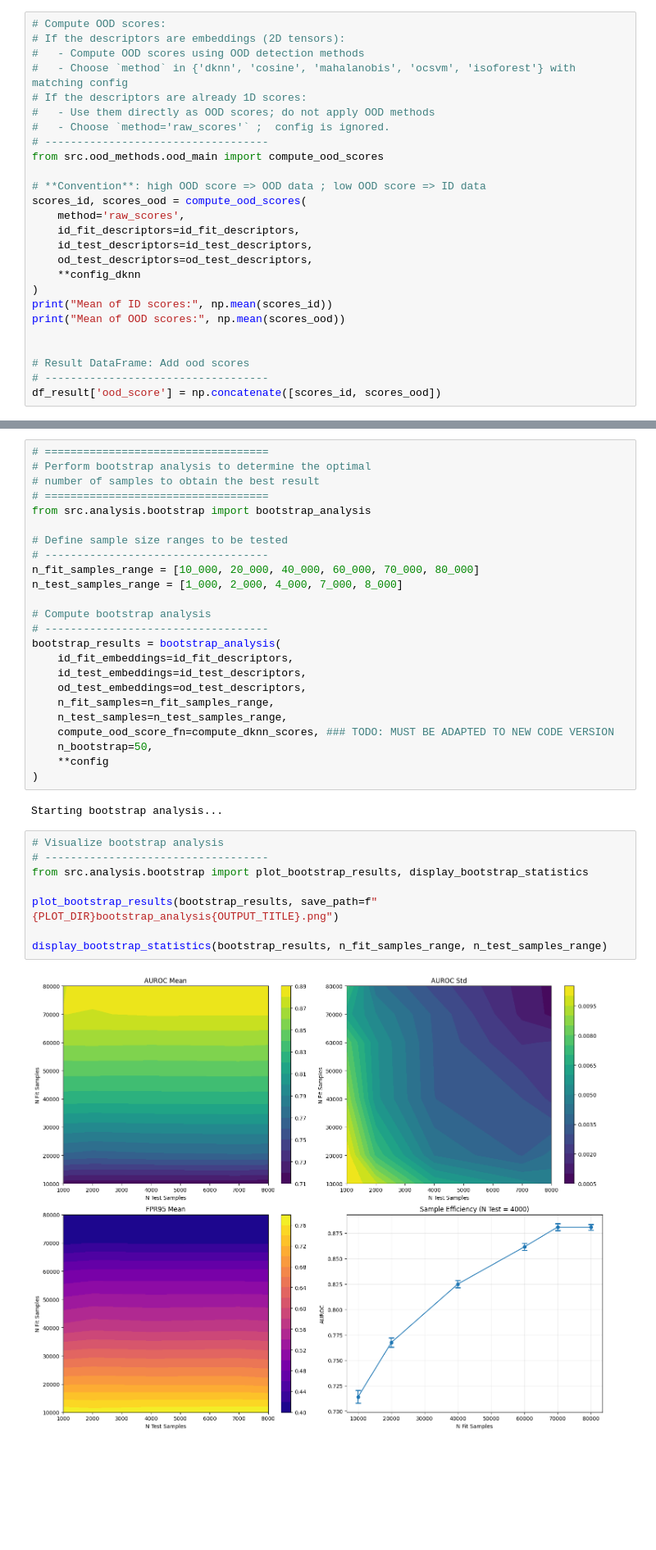
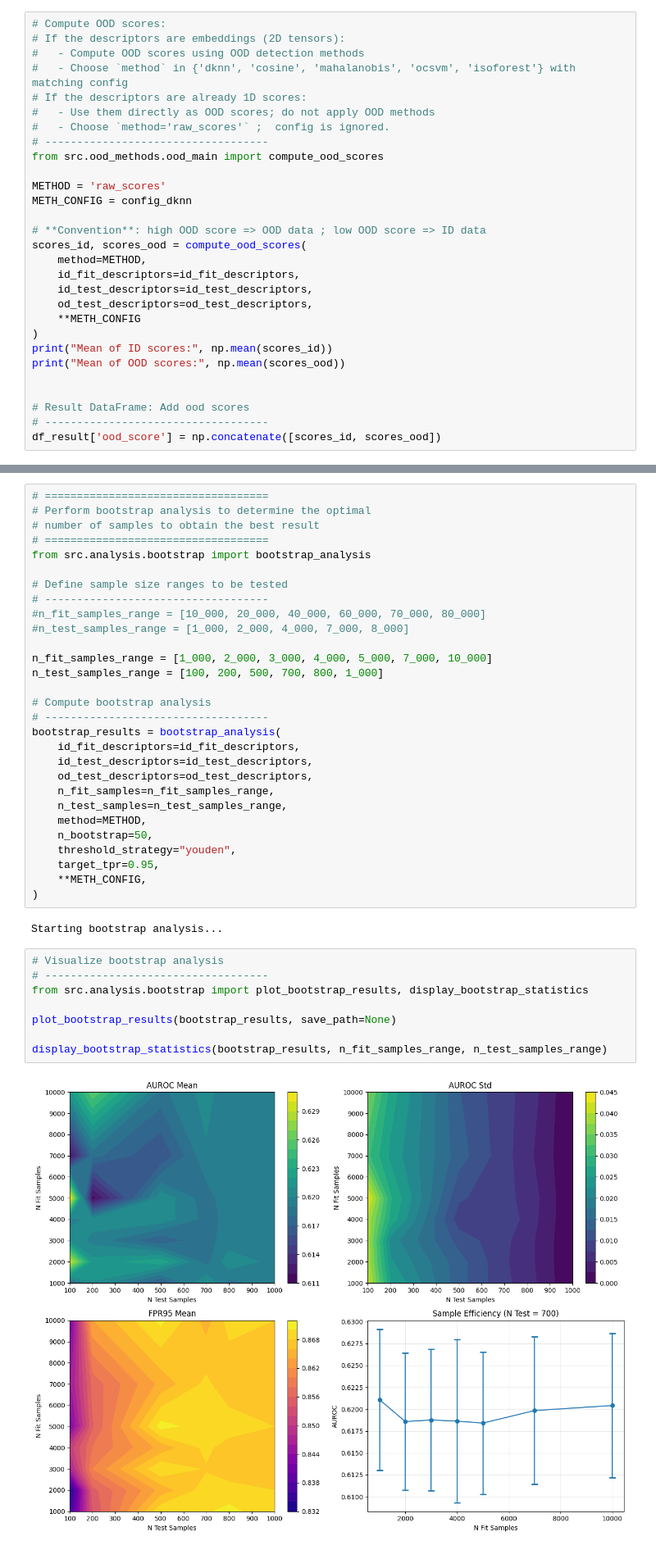
Before and after one commit to LilaR66/ood_for_hallucination_detection, a Jupyter notebook: notebooks/part2_analyze_results.ipynb, the cells around one changed output, grey strips where cells are left out. Shown at 82% size. Saved outputs shown, nothing was run; the diff lists cells and outputs as text; blank space fills up the shorter version.

Commit message:
Fix: bootstrap and unanswerable entries filtering.

```diff
--- a/notebooks/part2_analyze_results.ipynb
+++ b/notebooks/part2_analyze_results.ipynb
@@ -218,13 +217,16 @@ config_isoforest = {'n_estimators':1000, 'contamination': 'auto', 'seed': SEED}
 # -----------------------------------
 from src.ood_methods.ood_main import compute_ood_scores
 
+METHOD = 'raw_scores'
+METH_CONFIG = config_dknn
+
 # **Convention**: high OOD score => OOD data ; low OOD score => ID data
 scores_id, scores_ood = compute_ood_scores(
-    method='raw_scores',
+    method=METHOD,
     id_fit_descriptors=id_fit_descriptors,
     id_test_descriptors=id_test_descriptors,
     od_test_descriptors=od_test_descriptors,
-    **config_dknn
+    **METH_CONFIG
 )
 print("Mean of ID scores:", np.mean(scores_id))
 print("Mean of OOD scores:", np.mean(scores_ood))
@@ -498,33 +502,38 @@ from src.analysis.bootstrap import bootstrap_analysis
 
 # Define sample size ranges to be tested
 # -----------------------------------
-n_fit_samples_range = [10_000, 20_000, 40_000, 60_000, 70_000, 80_000]
-n_test_samples_range = [1_000, 2_000, 4_000, 7_000, 8_000]
+#n_fit_samples_range = [10_000, 20_000, 40_000, 60_000, 70_000, 80_000]
+#n_test_samples_range = [1_000, 2_000, 4_000, 7_000, 8_000]
+
+n_fit_samples_range = [1_000, 2_000, 3_000, 4_000, 5_000, 7_000, 10_000]
+n_test_samples_range = [100, 200, 500, 700, 800, 1_000]
 
 # Compute bootstrap analysis
 # -----------------------------------
 bootstrap_results = bootstrap_analysis(
-    id_fit_embeddings=id_fit_descriptors,
-    id_test_embeddings=id_test_descriptors,
-    od_test_embeddings=od_test_descriptors,
+    id_fit_descriptors=id_fit_descriptors,
+    id_test_descriptors=id_test_descriptors,
+    od_test_descriptors=od_test_descriptors,
     n_fit_samples=n_fit_samples_range,
     n_test_samples=n_test_samples_range,
-    compute_ood_score_fn=compute_dknn_scores, ### TODO: MUST BE ADAPTED TO NEW CODE VERSION
+    method=METHOD,
     n_bootstrap=50,
-    **config
+    threshold_strategy="youden",
+    target_tpr=0.95,
+    **METH_CONFIG,
 )
 # %% [output]
 Starting bootstrap analysis...
 # %%
 # Visualize bootstrap analysis
 # -----------------------------------
 from src.analysis.bootstrap import plot_bootstrap_results, display_bootstrap_statistics
 
-plot_bootstrap_results(bootstrap_results, save_path=f"{PLOT_DIR}bootstrap_analysis{OUTPUT_TITLE}.png")
+plot_bootstrap_results(bootstrap_results, save_path=None)
 
 display_bootstrap_statistics(bootstrap_results, n_fit_samples_range, n_test_samples_range)
 # %% [output]
-[figure, old version]
+[figure, new version]
 ==================================================
 FINAL RESULTS
 ==================================================
```
Also changed, not shown: parts of 6 cells of this notebook, 2 other files.
